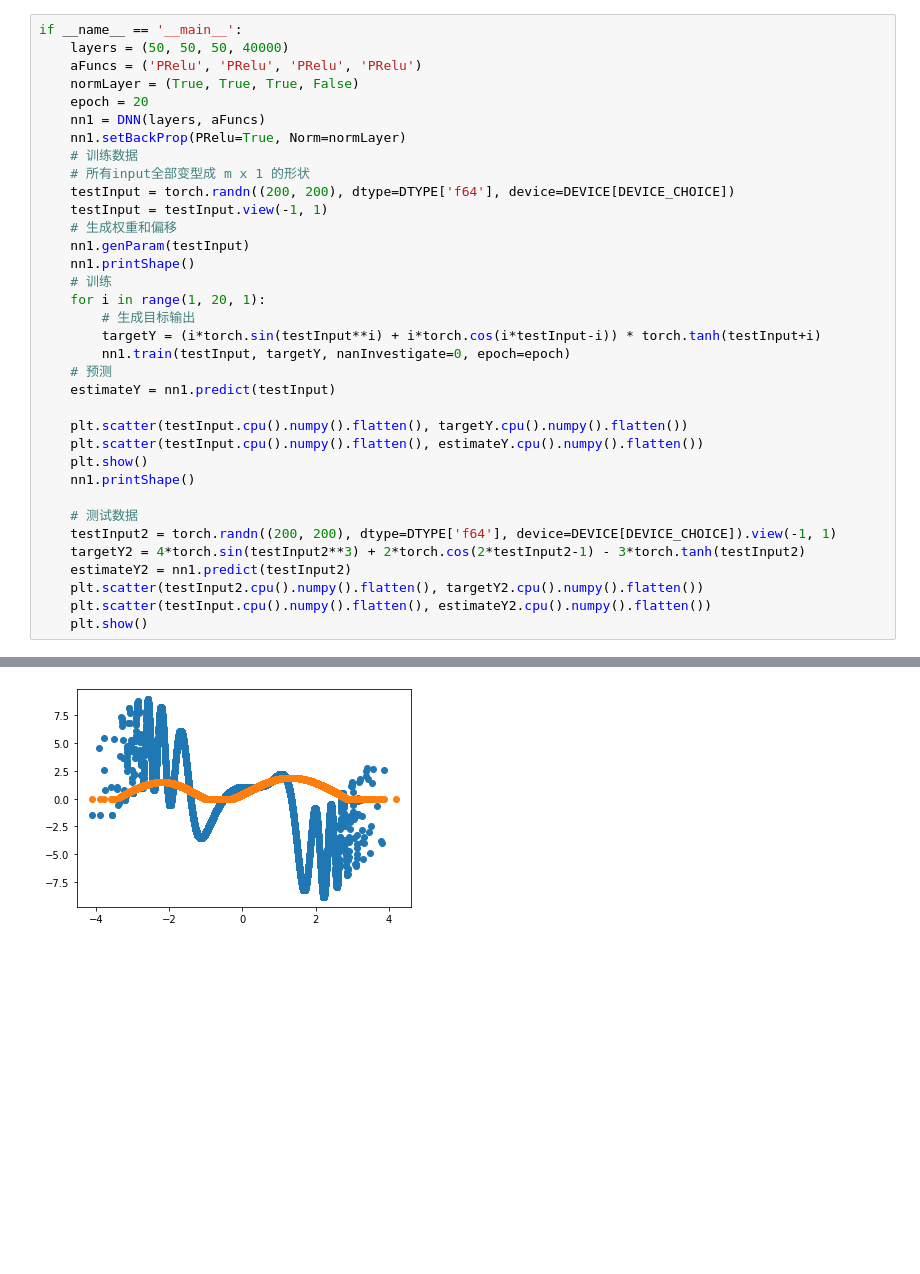
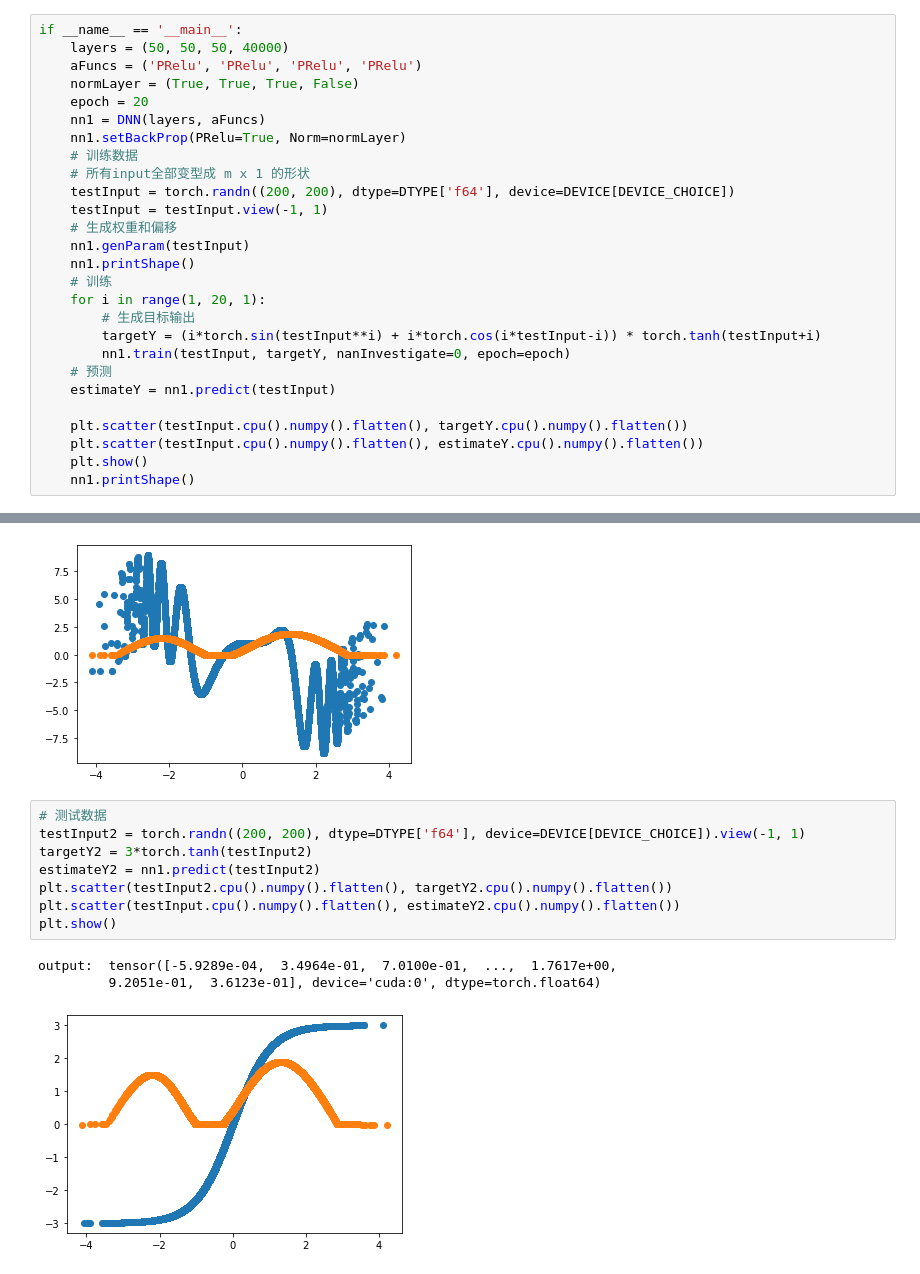
Before and after one commit to jz2010927/DNN, a Jupyter notebook: dnnPureLinear.ipynb, the cells around one changed output, grey strips where cells are left out. Cells and saved outputs as stored; diff of their text form; blank space fills up the shorter version.

```diff
--- a/dnnPureLinear.ipynb
+++ b/dnnPureLinear.ipynb
@@ -317,14 +317,6 @@ if __name__ == '__main__':
     plt.scatter(testInput.cpu().numpy().flatten(), estimateY.cpu().numpy().flatten())
     plt.show()
     nn1.printShape()
-
-    # 测试数据
-    testInput2 = torch.randn((200, 200), dtype=DTYPE['f64'], device=DEVICE[DEVICE_CHOICE]).view(-1, 1)
-    targetY2 = 4*torch.sin(testInput2**3) + 2*torch.cos(2*testInput2-1) - 3*torch.tanh(testInput2)
-    estimateY2 = nn1.predict(testInput2)
-    plt.scatter(testInput2.cpu().numpy().flatten(), targetY2.cpu().numpy().flatten())
-    plt.scatter(testInput.cpu().numpy().flatten(), estimateY2.cpu().numpy().flatten())
-    plt.show()
 # %% [output]
 weight[0] shape:  torch.Size([50, 40000])
 bias[0] shape:  torch.Size([50, 1])
@@ -362,3 +354,15 @@ BN beta[3]:  0
 output:  tensor([-5.9289e-04,  3.4964e-01,  7.0100e-01,  ...,  1.7617e+00,
          9.2051e-01,  3.6123e-01], device='cuda:0', dtype=torch.float64)
 [figure]
+# %%
+# 测试数据
+testInput2 = torch.randn((200, 200), dtype=DTYPE['f64'], device=DEVICE[DEVICE_CHOICE]).view(-1, 1)
+targetY2 = 3*torch.tanh(testInput2)
+estimateY2 = nn1.predict(testInput2)
+plt.scatter(testInput2.cpu().numpy().flatten(), targetY2.cpu().numpy().flatten())
+plt.scatter(testInput.cpu().numpy().flatten(), estimateY2.cpu().numpy().flatten())
+plt.show()
+# %% [output]
+output:  tensor([-5.9289e-04,  3.4964e-01,  7.0100e-01,  ...,  1.7617e+00,
+         9.2051e-01,  3.6123e-01], device='cuda:0', dtype=torch.float64)
+[figure, added]
```
